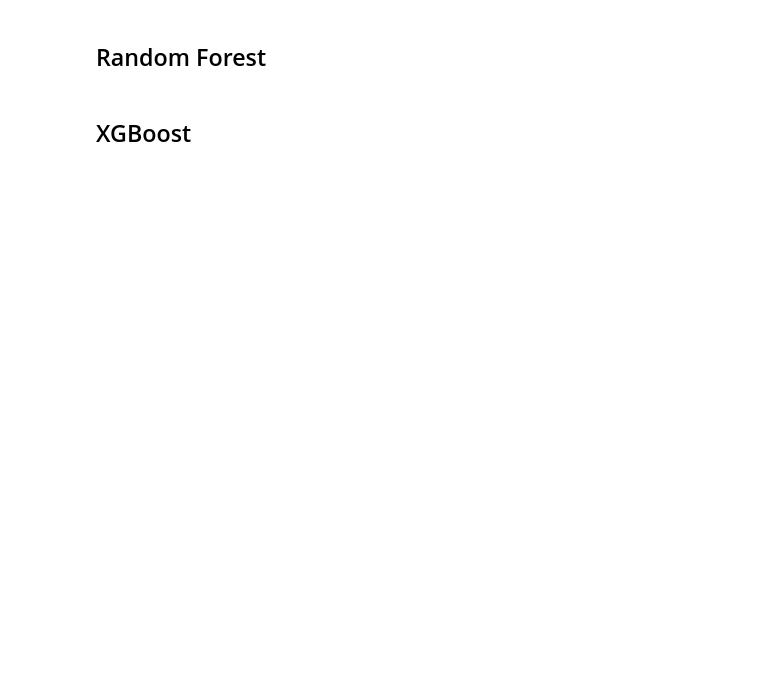
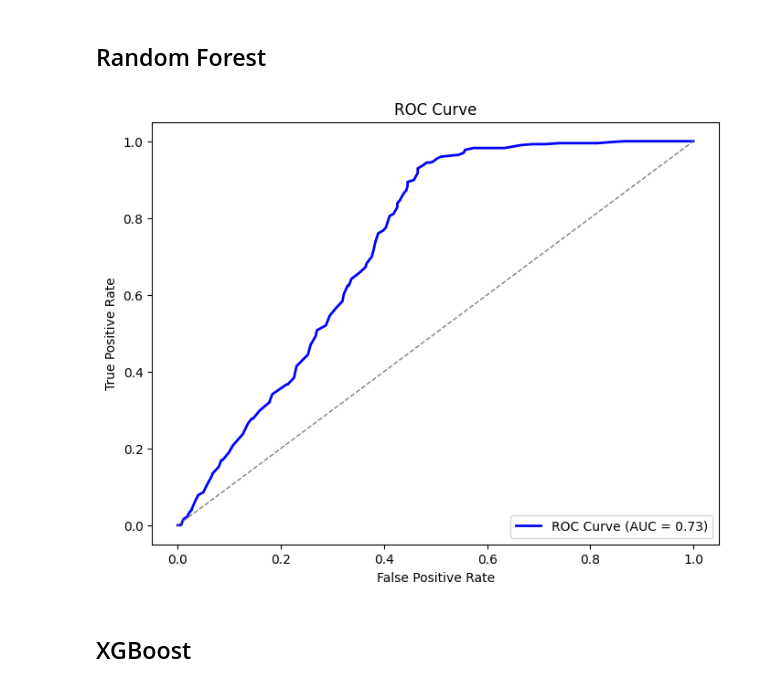
Before and after one commit to zabethe/ad-click-prediction, a Jupyter notebook: research.ipynb, the cells around one changed output. Cells and saved outputs as stored; diff of their text form; code cells hidden in the pictures; blank space fills up the shorter version.

Commit message:
running baseline models

```diff
--- a/research.ipynb
+++ b/research.ipynb
@@ -472,7 +579,7 @@ preprocessor1 = ColumnTransformer(
 preprocessor2 = ColumnTransformer(
     transformers=[
         ("encoding", OneHotEncoder(), ["gender", "device_type", "browsing_history", "ad_position", "time_of_day"]),
-        ("num", num_transformer2, ["age", "num_visits"])
+        ("num", num_transformer2, ["age"]) # Removed `num_visits`
     ],
     remainder="passthrough"
 )
@@ -617,2 +731,45 @@ from sklearn.ensemble import RandomForestClassifier
+# %%
+from sklearn.ensemble import RandomForestClassifier
+
+# Random Forest pipeline
+randomforest = Pipeline(steps=[
+    ("preprocessor", preprocessor2),
+    ('classifier', RandomForestClassifier(random_state=42))
+])
+
+# Evaluation metrics
+metrics = {
+    "model" : "RandomForest",
+    "accuracy" : cross_val_score(randomforest, X3_train, y3_train, cv=5, scoring="accuracy").mean(),
+    "precision": cross_val_score(randomforest, X3_train, y3_train, cv=5, scoring="precision").mean(),
+    "recall" : cross_val_score(randomforest, X3_train, y3_train, cv=5, scoring="recall").mean(),
+    "f1" : cross_val_score(randomforest, X3_train, y3_train, cv=5, scoring="f1").mean(),
+    "auc" : cross_val_score(randomforest, X3_train, y3_train, cv=5, scoring="roc_auc").mean(),
+    "neg_log_loss" : cross_val_score(randomforest, X3_train, y3_train, cv=5, scoring="neg_log_loss").mean()
+}
+metrics_store.append(metrics)
+
+# Predict
+y_pred = cross_val_predict(randomforest, X3_train, y3_train, cv=5, method="predict")
+y_prob = cross_val_predict(randomforest, X3_train, y3_train, cv=5, method="predict_proba")[:, 1]
+
+# Plot ROC curve
+fpr, tpr, threshold = roc_curve(y3_train, y_prob)
+auc = metrics_store[-1]["auc"].mean()
+
+plt.figure(figsize=(8, 6))
+plt.plot(fpr, tpr, color="blue", lw=2, label=f"ROC Curve (AUC = {auc:.2f})")
+plt.plot([0, 1], [0, 1], color='grey', linestyle='--', lw=1)  # Diagonal line
+plt.xlabel("False Positive Rate")
+plt.ylabel("True Positive Rate")
+plt.title("ROC Curve")
+plt.legend(loc="lower right")
+
+plt.show()
+
+
+metrics = pd.DataFrame(metrics_store)
+# %% [output]
+[figure, added]
 # %% [markdown]
 ## XGBoost
```
Also changed, not shown: parts of 32 cells of this notebook.
